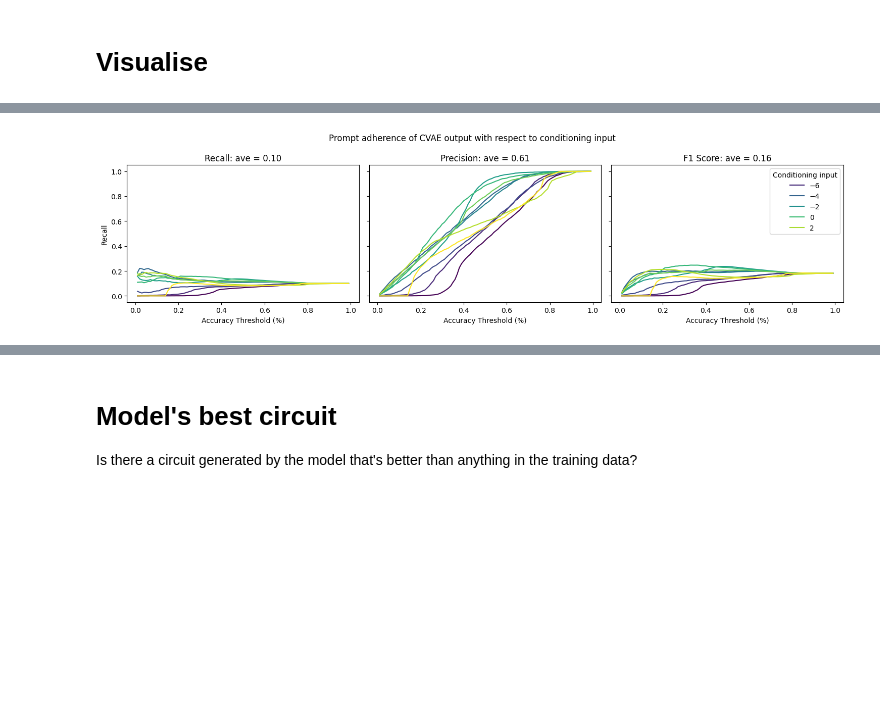
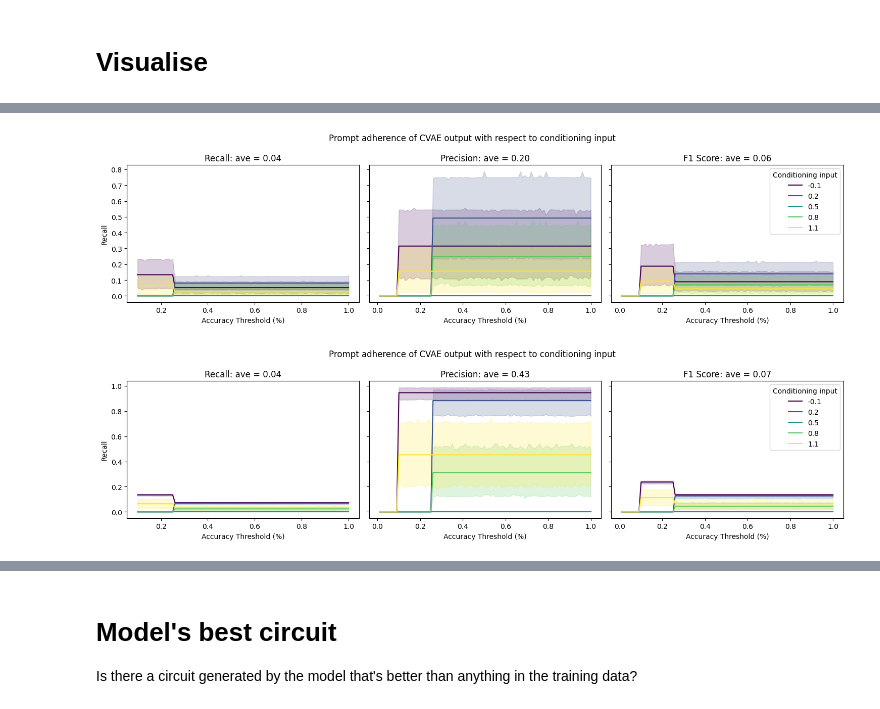
Before and after one commit to olive004/EvoScaper, a Jupyter notebook: notebooks/02_cvae_verify.ipynb, the cells around one changed output, grey strips where cells are left out. Cells and saved outputs as stored; diff of their text form; code cells hidden in the pictures; blank space fills up the shorter version.

```diff
--- a/notebooks/02_cvae_verify.ipynb
+++ b/notebooks/02_cvae_verify.ipynb
@@ -142,3 +145,12 @@ if use_run:
                return_relevant=True,
                impose_final_range=(df[get_true_interaction_cols(df, config_dataset.x_type, remove_symmetrical=True, num_species=3)].min().min(),
                                    df[get_true_interaction_cols(df, config_dataset.x_type, remove_symmetrical=True, num_species=3)].max().max()))
+else:
+    analytics = load_json_as_dict(os.path.join('data/02_cvae_verify/2025_02_24__18_16_57', 'analytics.json'))
+    ts = np.load(os.path.join('data/02_cvae_verify/2025_02_24__18_16_57', 'ts.npy'))
+    ys = np.load(os.path.join('data/02_cvae_verify/2025_02_24__18_16_57', 'ys.npy'))
+    fake_circuits = np.load(os.path.join('data/02_cvae_verify/2025_02_24__18_16_57', 'fake_circuits.npy'))
+    y0m = np.load(os.path.join('data/02_cvae_verify/2025_02_24__18_16_57', 'y0m.npy'))
+    sampled_cond = np.load(os.path.join('data/02_cvae_verify/2025_02_24__18_16_57', 'sampled_cond.npy'))
+    ts0 = np.array([])
+    y00s = np.array([])
@@ -390,11 +398,12 @@ Diffs: [ 4.93458     4.0528307   3.1479383   1.9078386   1.3852696   1.3019375
 # %%
-for k in config_dataset.objective_col:
+fig, axs = plt.subplots(1, len(config_dataset.objective_col), sharey=True, figsize=(10, 4))
+for i, k in enumerate(config_dataset.objective_col):
     sns.barplot(pd.DataFrame((diffs_conditional_real_sens[..., -1] - diffs_conditional_real_sens[..., 0])[None, :], columns=[
-                f'{ii:.2f}' for ii in sampled_conds.flatten()]), palette='viridis')
+                f'{ii:.2f}' for ii in sampled_conds[..., i].flatten()]), palette='viridis', ax=axs[i])
     txt = 'sensitivity' if 'sensitivity' in k else ('adaptation' if 'adaptation' in k else k)
-    plt.title(f'Difference between 75th and 25th percentile of {txt}\nSpecies {config_dataset.output_species[0]}')
-    plt.xlabel('VAE conditioning input')
-    plt.ylabel(f'Difference in {k}')
+    axs[i].set_title(f'Difference between 75th and 25th percentile of {txt}\nSpecies {config_dataset.output_species[0]}')
+    axs[i].set_xlabel('VAE conditioning input')
+    axs[i].set_ylabel(f'Difference in {k}')
 plt.tight_layout()
 plt.savefig(os.path.join(top_write_dir, 'diffs_stds_sens_barplot.png'), dpi=300, transparent=True)
 # %% [output]
@@ -446,29 +449,34 @@ Diffs: [ 4.93458     4.0528307   3.1479383   1.9078386   1.3852696   1.3019375
 # %%
-from functools import partial
+sampled_conds = sampled_conds.round(3)
 
 
-perc_recall = np.arange(0.01, 1.0, 0.01).astype(np.float32)
-precision, recall, f1 = jax.vmap(partial(calc_prompt_adherence, pred=sampled_conds_expanded, real=sensitivity_reshaped))(perc_recall=perc_recall)
+for i, k in enumerate(config_dataset.objective_col):
 
-fig, axs = plt.subplots(1, 3, sharey=True, figsize=(5*3, 4))
-df_recall = pd.DataFrame(data=recall.T, columns=perc_recall, index=sampled_conds).melt(var_name='Accuracy Threshold (%)', value_name='Recall', ignore_index=False).reset_index().rename(columns={'index': 'Conditioning input'})
-sns.lineplot(df_recall, x='Accuracy Threshold (%)', y='Recall', hue='Conditioning input', palette='viridis', ax=axs[0], legend=False)
-axs[0].set_title(f'Recall: ave = {np.mean(recall):.2f}')
+    perc_recall = np.arange(0.01, 1.01, 0.01).astype(np.float32)
+    analytics_reshaped = analytics[k][:, output_idx].reshape(n_categories, int(hpos['eval_n_to_sample']) // n_categories)
+    sampled_conds_expanded = np.ones_like(analytic_reshaped) * sampled_conds[:, ik, None]
+    precision, recall, f1 = jax.vmap(partial(calc_prompt_adherence, pred=sampled_conds_expanded, real=analytics_reshaped))(perc_recall=perc_recall)
 
-df_precision = pd.DataFrame(data=precision.T, columns=perc_recall, index=sampled_conds).melt(var_name='Accuracy Threshold (%)', value_name='Precision', ignore_index=False).reset_index().rename(columns={'index': 'Conditioning input'})
-sns.lineplot(df_precision, x='Accuracy Threshold (%)', y='Precision', hue='Conditioning input', palette='viridis', ax=axs[1], legend=False)
-axs[1].set_title(f'Precision: ave = {np.mean(precision):.2f}')
+    fig, axs = plt.subplots(1, 3, sharey=True, figsize=(5*3, 4))
+    df_recall = pd.DataFrame(data=recall.T, columns=perc_recall, index=sampled_conds[:, ik]).melt(var_name='Accuracy Threshold (%)', value_name='Recall', ignore_index=False).reset_index().rename(columns={'index': 'Conditioning input'})
+    sns.lineplot(df_recall, x='Accuracy Threshold (%)', y='Recall', hue='Conditioning input', palette='viridis', ax=axs[0], legend=False)
+    axs[0].set_title(f'Recall: ave = {np.nanmean(recall):.2f}')
 
-df_f1 = pd.DataFrame(data=f1.T, columns=perc_recall, index=sampled_conds).melt(var_name='Accuracy Threshold (%)', value_name='F1', ignore_index=False).reset_index().rename(columns={'index': 'Conditioning input'})
-sns.lineplot(df_f1, x='Accuracy Threshold (%)', y='F1', hue='Conditioning input', palette='viridis', ax=axs[2])
-axs[2].set_title(f'F1 Score: ave = {np.mean(f1):.2f}')
+    df_precision = pd.DataFrame(data=precision.T, columns=perc_recall, index=sampled_conds[:, ik]).melt(var_name='Accuracy Threshold (%)', value_name='Precision', ignore_index=False).reset_index().rename(columns={'index': 'Conditioning input'})
+    sns.lineplot(df_precision, x='Accuracy Threshold (%)', y='Precision', hue='Conditioning input', palette='viridis', ax=axs[1], legend=False)
+    axs[1].set_title(f'Precision: ave = {np.nanmean(precision):.2f}')
 
-plt.suptitle('Prompt adherence of CVAE output with respect to conditioning input')
-plt.tight_layout()
+    df_f1 = pd.DataFrame(data=f1.T, columns=perc_recall, index=sampled_conds[:, ik]).melt(var_name='Accuracy Threshold (%)', value_name='F1', ignore_index=False).reset_index().rename(columns={'index': 'Conditioning input'})
+    sns.lineplot(df_f1, x='Accuracy Threshold (%)', y='F1', hue='Conditioning input', palette='viridis', ax=axs[2])
+    axs[2].set_title(f'F1 Score: ave = {np.nanmean(f1):.2f}')
 
-plt.savefig(os.path.join(top_write_dir, 'sens_recall_f1.png'), dpi=300, transparent=True)
+    plt.suptitle('Prompt adherence of CVAE output with respect to conditioning input')
+    plt.tight_layout()
+
+    plt.savefig(os.path.join(top_write_dir, f'recall_f1_{k}.png'), dpi=300, transparent=True)
 # %% [output]
-[figure, old version]
+[figure, new version]
+[figure, added]
 # %%
 # for k in config_dataset.objective_col:
 #     plt.figure()
```
Also changed, not shown: parts of 21 cells of this notebook, 4 other files.
